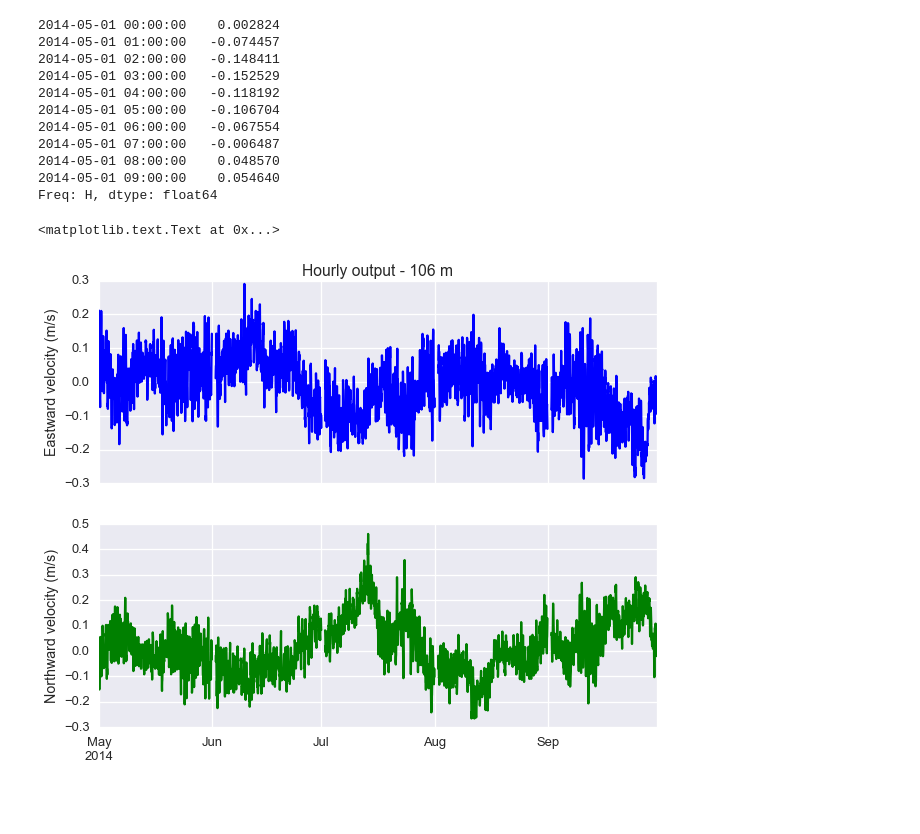
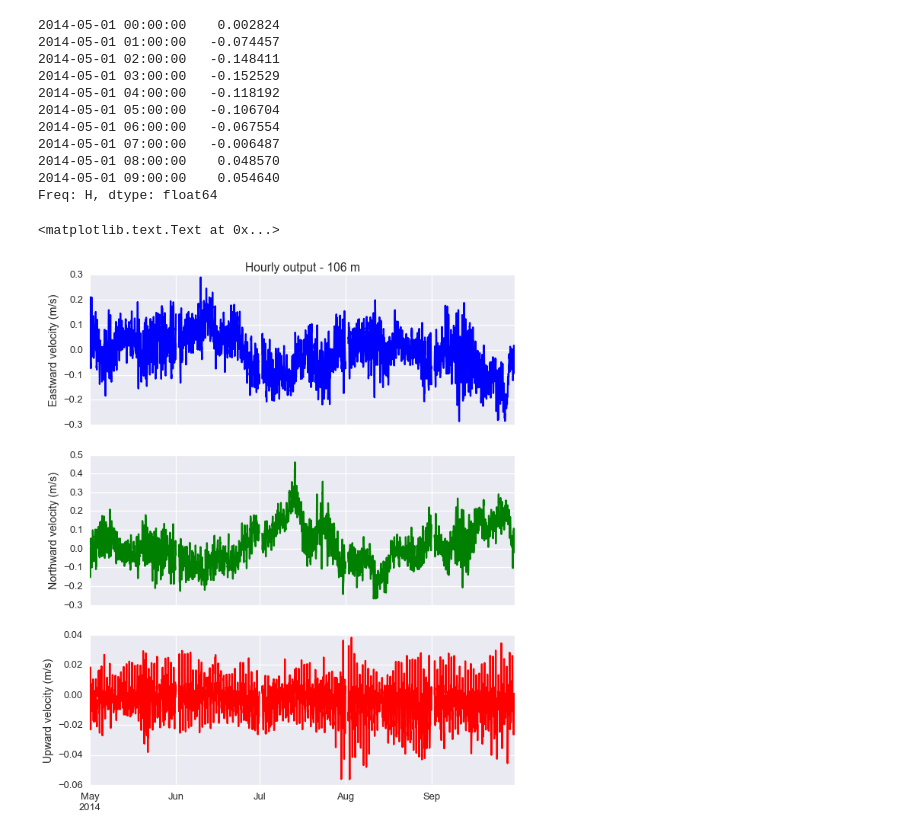
Before and after one commit to UBC-MOAD/neptune_data, a Jupyter notebook: NEPTUNE_adcp_subsample_and_filter.ipynb, the cells around one changed output. Cells and saved outputs as stored; diff of their text form; code cells hidden in the pictures; blank space fills up the shorter version.

Commit message:
Added w to plots

```diff
--- a/NEPTUNE_adcp_subsample_and_filter.ipynb
+++ b/NEPTUNE_adcp_subsample_and_filter.ipynb
@@ -145,9 +145,11 @@ python_time = ONC_to_pytime(data_170m.time)
 # Build time series (Maybe this is redundant...)
 u_ser_106m = pd.Series(np.array(data_106m.u), index=python_time)
 v_ser_106m = pd.Series(np.array(data_106m.v), index=python_time)
+w_ser_106m = pd.Series(np.array(data_106m.w), index=python_time)
 
 u_sub_106m = u_ser_106m.resample('1H').mean()
 v_sub_106m = v_ser_106m.resample('1H').mean()
+w_sub_106m = w_ser_106m.resample('1H').mean()
 
 print(v_sub_106m.head(10))
 # %% [output]
@@ -165,18 +167,20 @@ Freq: H, dtype: float64
 # %%
 sns.set_context('talk')
 sns.set_style('darkgrid')
 
-fig, ax = plt.subplots(2, 1, figsize=(10, 8), sharex=True)
+fig, ax = plt.subplots(3, 1, figsize=(10, 12), sharex=True)
 
 u_sub_106m.plot(ax=ax[0],color='b')
 v_sub_106m.plot(ax=ax[1],color='g')
+w_sub_106m.plot(ax=ax[2],color='r')
 
 ax[0].set_title('Hourly output - 106 m')
 ax[0].set_ylabel('Eastward velocity (m/s)')
 ax[1].set_ylabel('Northward velocity (m/s)')
+ax[2].set_ylabel('Upward velocity (m/s)')
 # %% [output]
 <matplotlib.text.Text at 0x...>
-[figure, old version]
+[figure, new version]
 # %%
 # Build time series (Maybe this is redundant...)
 u_ser_170m = pd.Series(np.array(data_170m.u), index=python_time)
```
Also changed, not shown: parts of 8 cells of this notebook.
